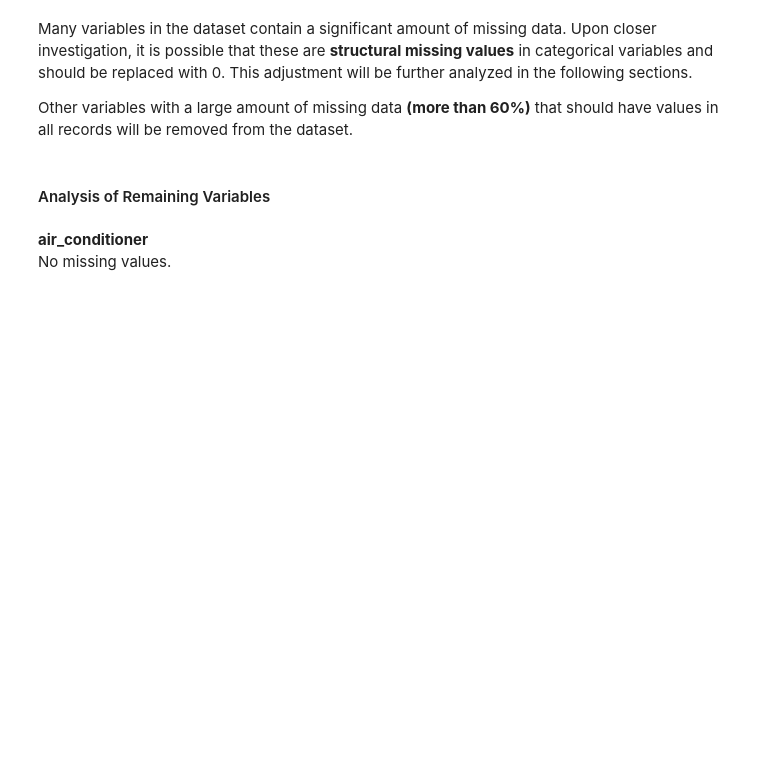
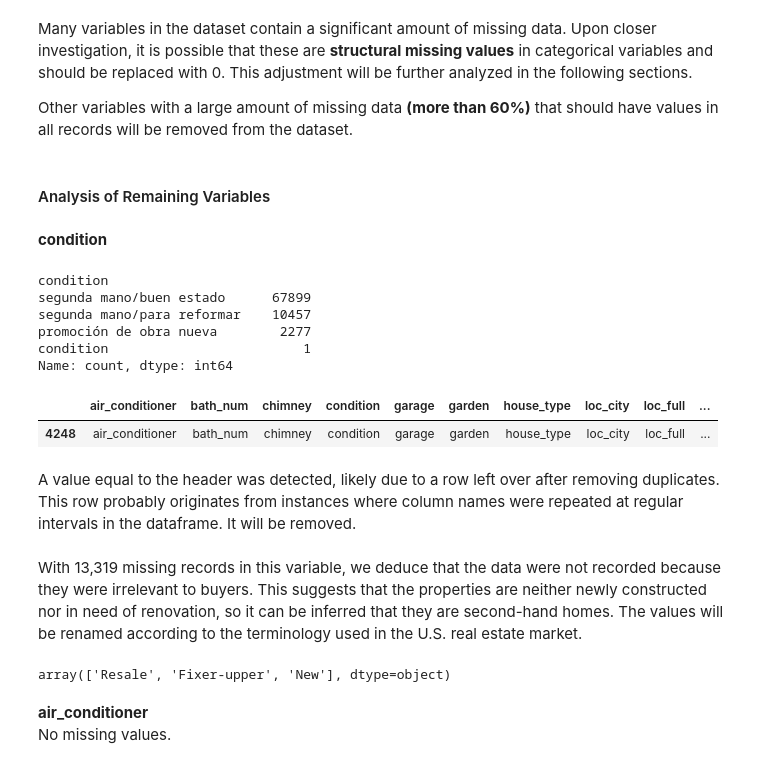
Before and after one commit to fer78/Data-Analytics-Final-Portfolio-Project, a Jupyter notebook: Data-Analytics-Final-Portfolio-Project.ipynb, the cells around one changed output. Saved outputs shown, nothing was run; the diff lists cells and outputs as text; code cells hidden in the pictures; blank space fills up the shorter version.

Commit message:
variable_condition

```diff
--- a/Data-Analytics-Final-Portfolio-Project.ipynb
+++ b/Data-Analytics-Final-Portfolio-Project.ipynb
@@ -243,3 +243,21 @@ raw_data.drop(columns=['ground_size',
                        'lift'], inplace=True)
 # %% [markdown]
 #### Analysis of Remaining Variables
+# %% [markdown]
+**condition**
+# %%
+raw_data['condition'].value_counts()
+# %% [output]
+condition
+segunda mano/buen estado      67899
+segunda mano/para reformar    10457
+promoción de obra nueva        2277
+condition                         1
+Name: count, dtype: int64
+# %%
+raw_data[raw_data['condition'] == 'condition']
+# %% [output]
+|  | air_conditioner | bath_num | chimney | condition | garage | garden | house_type | loc_city | loc_full | ... |
+| 4248 | air_conditioner | bath_num | chimney | condition | garage | garden | house_type | loc_city | loc_full | ... |
+# %% [markdown]
+A value equal to the header was detected, likely due to a row left over after removing duplicates. This row probably originates from instances where column names were repeated at regular intervals in the dataframe. It will be removed.
@@ -245,0 +266,2 @@ raw_data.drop(columns=['ground_size',
+# %% [markdown]
+With 13,319 missing records in this variable, we deduce that the data were not recorded because they were irrelevant to buyers. This suggests that the properties are neither newly constructed nor in need of renovation, so it can be inferred that they are second-hand homes. The values will be renamed according to the terminology used in the U.S. real estate market.
@@ -246,3 +275,8 @@ raw_data.drop(columns=['ground_size',
+# %%
+# Verifying
+raw_data['condition'].unique()
+# %% [output]
+array(['Resale', 'Fixer-upper', 'New'], dtype=object)
 # %% [markdown]
 **air_conditioner**
 No missing values.
```
Also changed, not shown: parts of 5 cells of this notebook.
